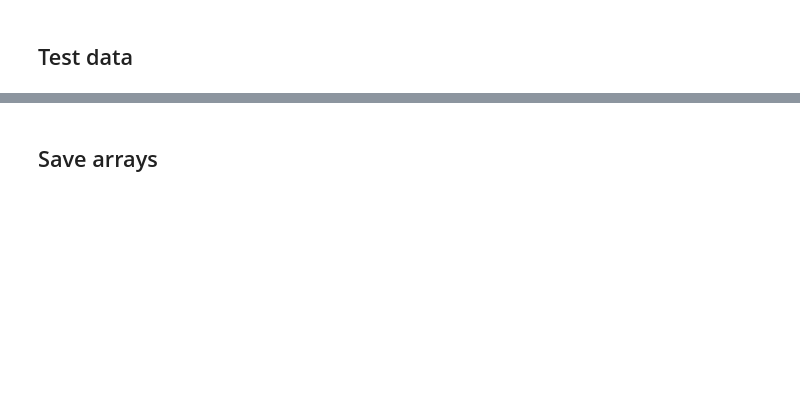
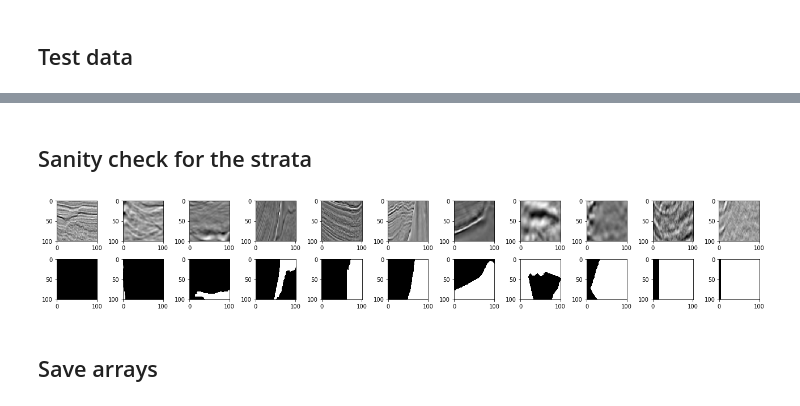
Before and after one commit to danielfrg/kaggle-salt, a Jupyter notebook: img2array.ipynb, the cells around one changed output, grey strips where cells are left out. Drawn from its saved outputs; the diff is of its cells as text; code cells hidden in the pictures; blank space fills up the shorter version.

```diff
--- a/img2array.ipynb
+++ b/img2array.ipynb
@@ -94,3 +140,17 @@ image_utils.array_to_img(x_test[n])
+# %% [markdown]
+## Sanity check for the strata
+# %%
+n_images = 11
+fig, axarr = plt.subplots(2, n_images, figsize=(18, 3))
+for image in range(n_images):
+    statum_img = x_train[strata_train == image]
+    statum_mask = y_train[strata_train == image]
+    n = random.randint(1, statum_img.shape[0])
+    axarr[0, image].imshow(statum_img[n])
+    axarr[1, image].imshow(statum_mask[n])
+fig.tight_layout()
+# %% [output]
+[figure, added]
 # %% [markdown]
 ## Save arrays
 # %%
```
Also changed, not shown: parts of 40 cells of this notebook, 3 other files.
